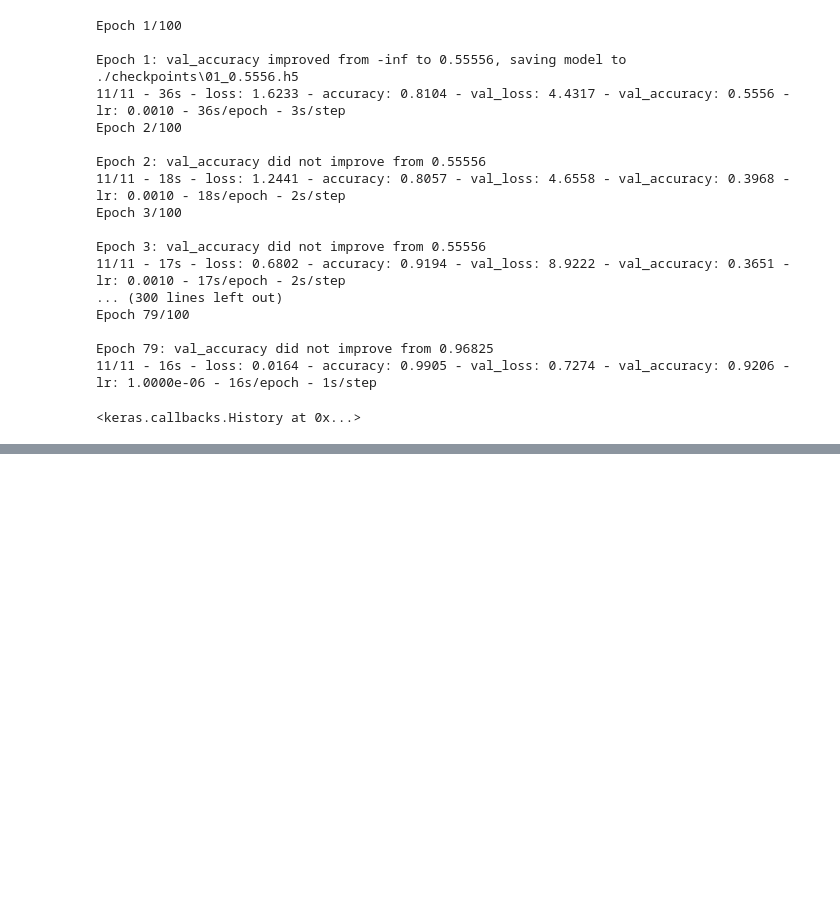
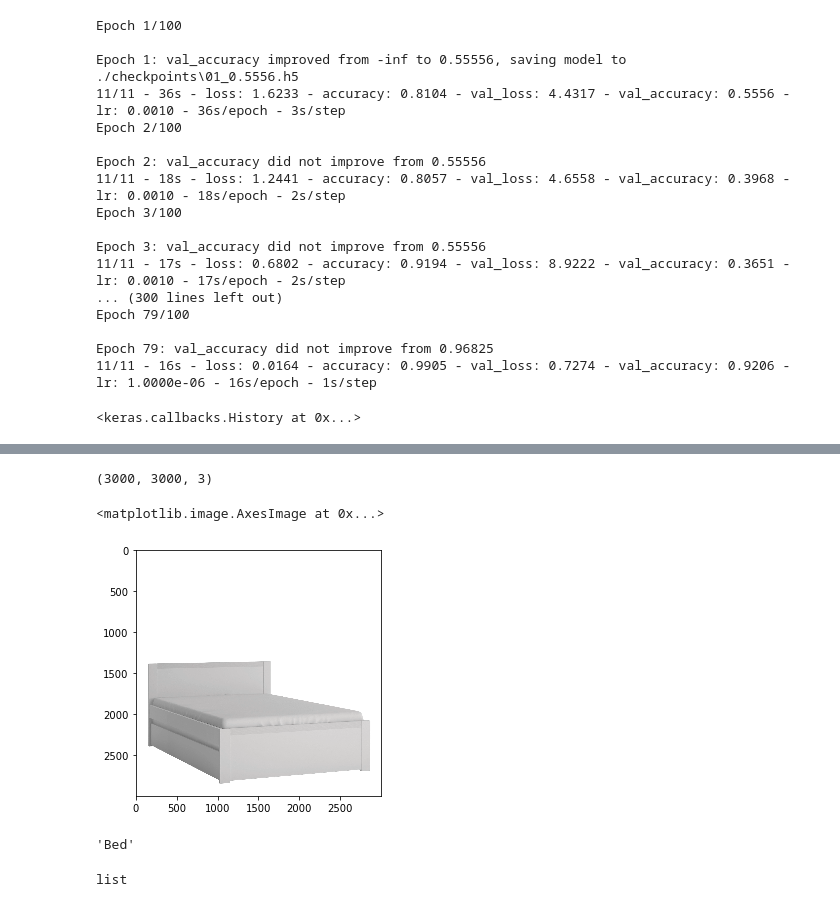
Before and after one commit to dreaminred/fulhaus-furniture-classifier, a Jupyter notebook: main-notebook.ipynb, the cells around one changed output, grey strips where cells are left out. Cells and saved outputs as stored; diff of their text form; code cells hidden in the pictures; blank space fills up the shorter version.

```diff
--- a/main-notebook.ipynb
+++ b/main-notebook.ipynb
@@ -333,0 +358,14 @@ np.argmax()
+# %%
+validation_files = glob("dataset2/validate/*/*.jpg")
+im = cv2.imread(validation_files[0])
+test = [im.flatten().tolist(), im.shape]
+test[1]
+# %% [output]
+(3000, 3000, 3)
+# %%
+reconstruct = np.reshape(test[0], test[1]).astype(np.uint8)
+# %%
+io.imshow(reconstruct)
+# %% [output]
+<matplotlib.image.AxesImage at 0x...>
+[figure, added]
@@ -333,0 +374,8 @@ np.argmax()
+# %%
+ML.predict_pipeline(test)
+# %% [output]
+'Bed'
+# %%
+type(test)
+# %% [output]
+list
```
Also changed, not shown: parts of 13 cells of this notebook, 21 other files.
